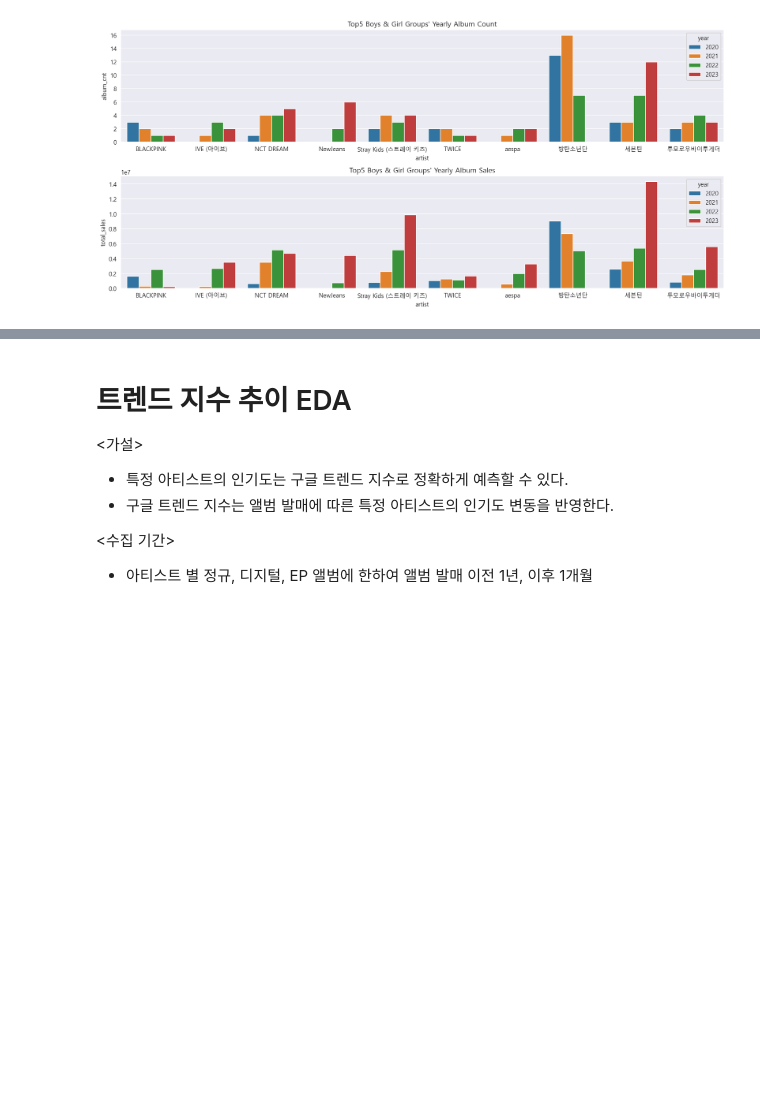
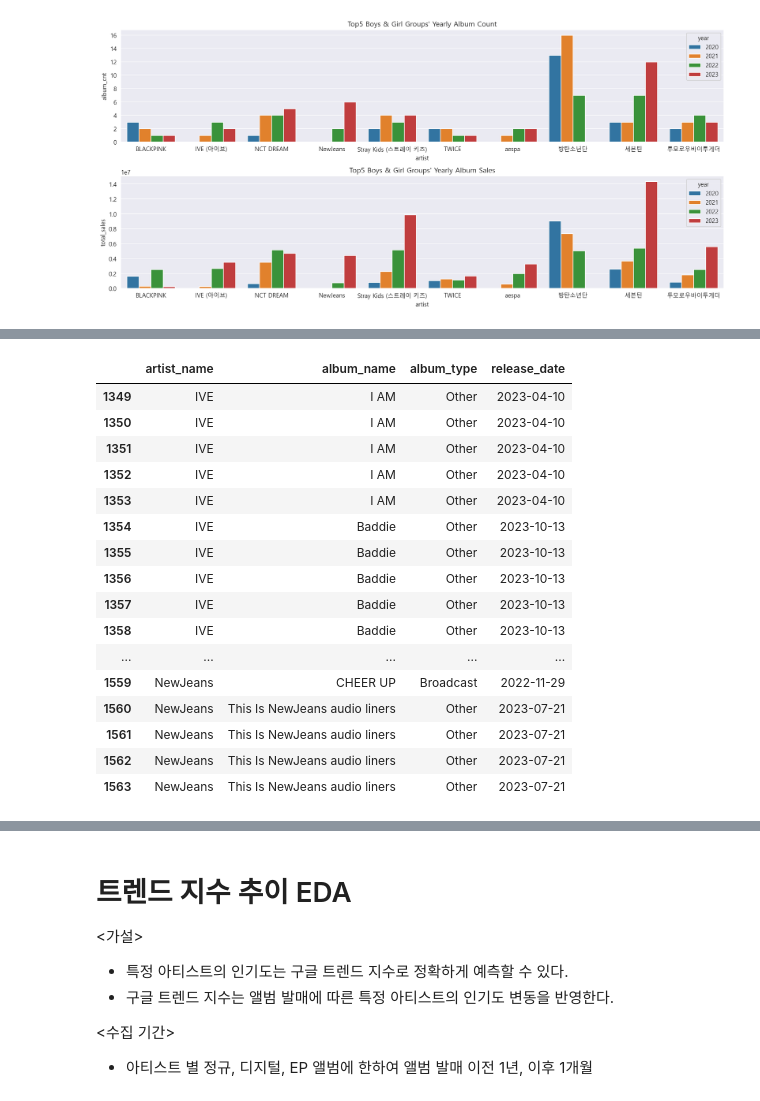
Before and after one commit to lucio-karin0506/Artist_Trend_Analysis, a Jupyter notebook: eda/google_trend_eda.ipynb, the cells around one changed output, grey strips where cells are left out. Saved outputs shown, nothing was run; the diff lists cells and outputs as text; code cells hidden in the pictures; blank space fills up the shorter version.

```diff
--- a/eda/google_trend_eda.ipynb
+++ b/eda/google_trend_eda.ipynb
@@ -182 +191,23 @@ Broadcast     2
 Name: count, dtype: int64
+# %%
+# Other의 경우, 뮤직비디오
+# Broadcast의 경우, 타 아티스트 콜라보로 방송에서 진행된 타사 아티스트 곡 커버 공연
+artist_album_df[artist_album_df['album_type'].isin(['Other', 'Broadcast'])][['artist_name', 'album_name', 'album_type', 'release_date']]
+# %% [output]
+|  | artist_name | album_name | album_type | release_date |
+| 1349 | IVE | I AM | Other | 2023-04-10 |
+| 1350 | IVE | I AM | Other | 2023-04-10 |
+| 1351 | IVE | I AM | Other | 2023-04-10 |
+| 1352 | IVE | I AM | Other | 2023-04-10 |
+| 1353 | IVE | I AM | Other | 2023-04-10 |
+| 1354 | IVE | Baddie | Other | 2023-10-13 |
+| 1355 | IVE | Baddie | Other | 2023-10-13 |
+| 1356 | IVE | Baddie | Other | 2023-10-13 |
+| 1357 | IVE | Baddie | Other | 2023-10-13 |
+| 1358 | IVE | Baddie | Other | 2023-10-13 |
+| ... | ... | ... | ... | ... |
+| 1559 | NewJeans | CHEER UP | Broadcast | 2022-11-29 |
+| 1560 | NewJeans | This Is NewJeans audio liners | Other | 2023-07-21 |
+| 1561 | NewJeans | This Is NewJeans audio liners | Other | 2023-07-21 |
+| 1562 | NewJeans | This Is NewJeans audio liners | Other | 2023-07-21 |
+| 1563 | NewJeans | This Is NewJeans audio liners | Other | 2023-07-21 |
```
Also changed, not shown: parts of 22 cells of this notebook.
